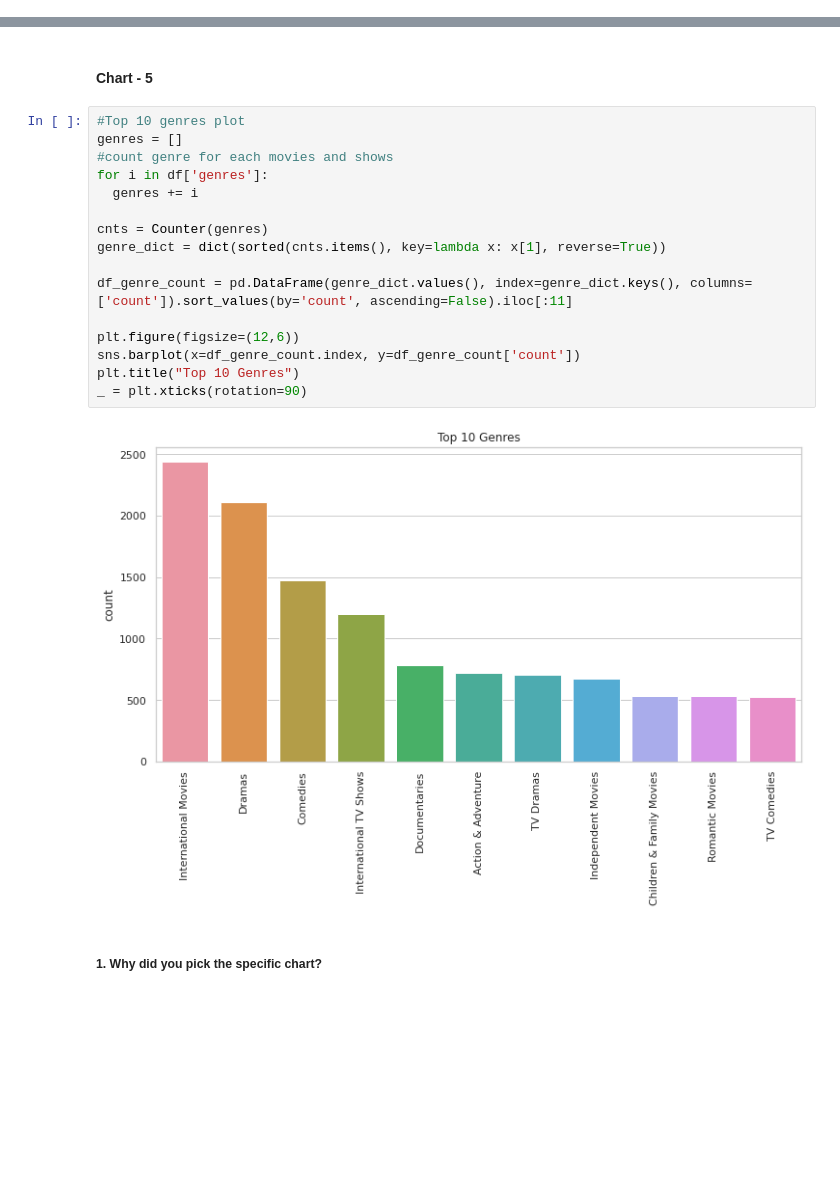
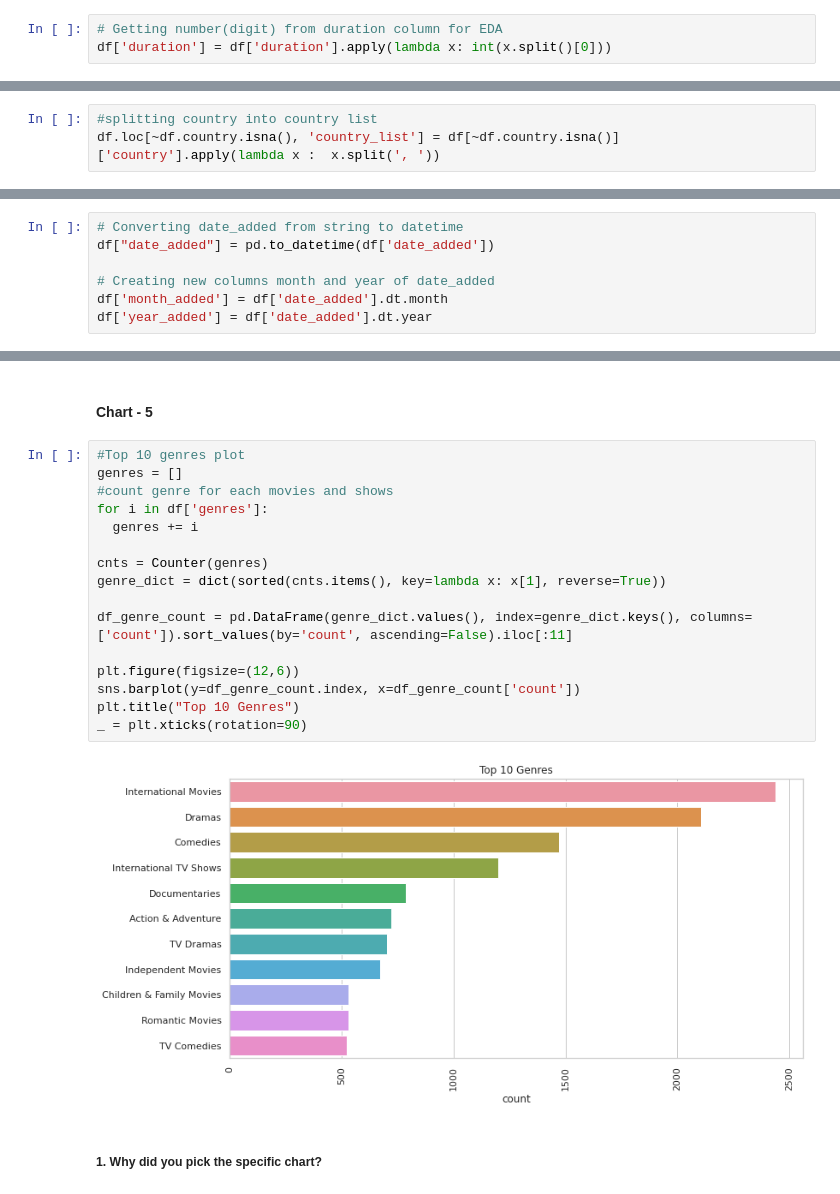
Before and after one commit to ayush9304/NetflixMoviesAndTVShowsClustering, a Jupyter notebook: Netflix_Movies_and_TV_Shows_Clustering.ipynb, the cells around one changed output, grey strips where cells are left out. Saved outputs shown, nothing was run; the diff lists cells and outputs as text; blank space fills up the shorter version.

```diff
--- a/Netflix_Movies_and_TV_Shows_Clustering.ipynb
+++ b/Netflix_Movies_and_TV_Shows_Clustering.ipynb
@@ -287,3 +289,6 @@ print("All movies have durations in the format of n minutes: ", movie_matches)
 # %% [output]
 All TV shows have durations in the format of n Seasons:  True
 All movies have durations in the format of n minutes:  True
+# %%
+# Getting number(digit) from duration column for EDA
+df['duration'] = df['duration'].apply(lambda x: int(x.split()[0]))
@@ -292,0 +316,3 @@ df['genres'] = df['listed_in'].apply(lambda x :  x.split(', '))
+# %%
+#splitting country into country list
+df.loc[~df.country.isna(), 'country_list'] = df[~df.country.isna()]['country'].apply(lambda x :  x.split(', '))
@@ -296,3 +340,10 @@ df['actors'] = df['cast'].str.split(', ')
+# %%
+# Converting date_added from string to datetime
+df["date_added"] = pd.to_datetime(df['date_added'])
+
+# Creating new columns month and year of date_added
+df['month_added'] = df['date_added'].dt.month
+df['year_added'] = df['date_added'].dt.year
 # %% [markdown]
 ### What all manipulations have you done and insights you found?
 # %% [markdown]
@@ -458,21 +509,21 @@ Answer Here
 # %%
 #Top 10 genres plot
 genres = []
 #count genre for each movies and shows
 for i in df['genres']:
   genres += i
 
 cnts = Counter(genres)
 genre_dict = dict(sorted(cnts.items(), key=lambda x: x[1], reverse=True))
 
 df_genre_count = pd.DataFrame(genre_dict.values(), index=genre_dict.keys(), columns=['count']).sort_values(by='count', ascending=False).iloc[:11]
 
 plt.figure(figsize=(12,6))
-sns.barplot(x=df_genre_count.index, y=df_genre_count['count'])
+sns.barplot(y=df_genre_count.index, x=df_genre_count['count'])
 plt.title("Top 10 Genres")
 _ = plt.xticks(rotation=90)
 # %% [output]
-[figure, old version]
+[figure, new version]
 # %% [markdown]
 ##### 1. Why did you pick the specific chart?
 # %% [markdown]
```
Also changed, not shown: parts of 58 cells of this notebook.
